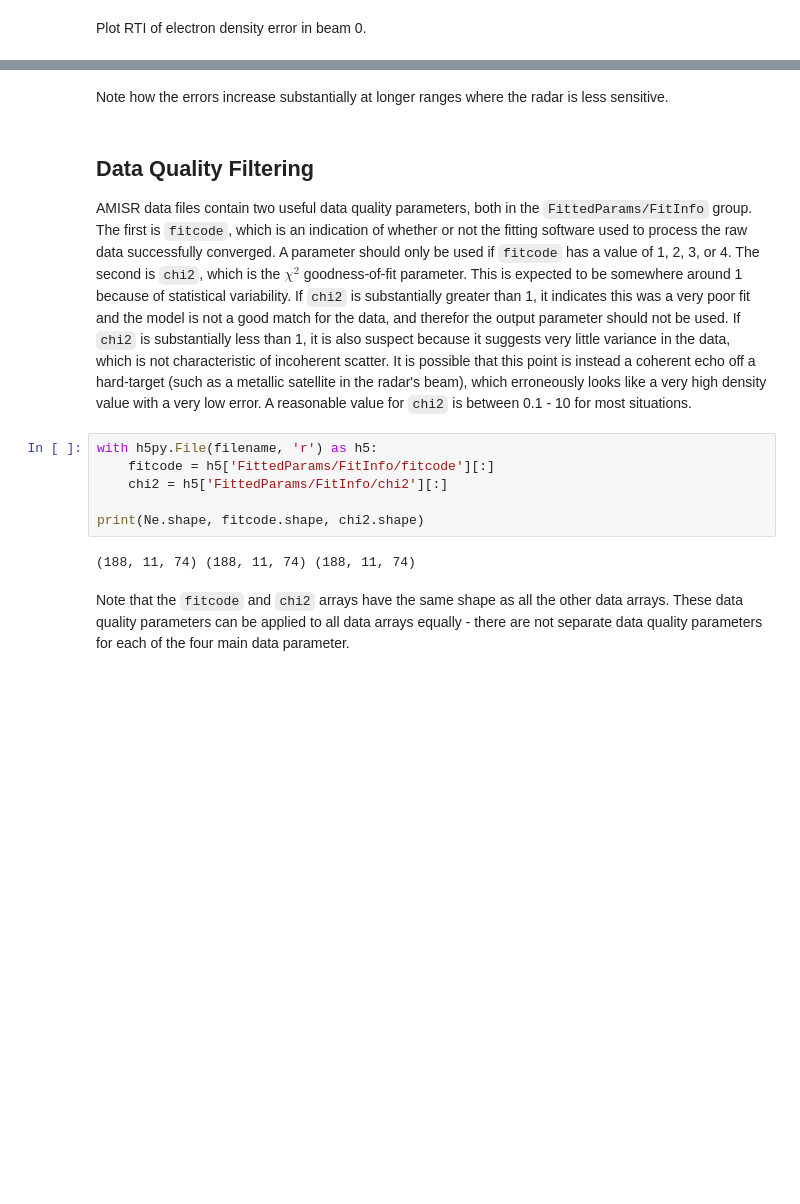
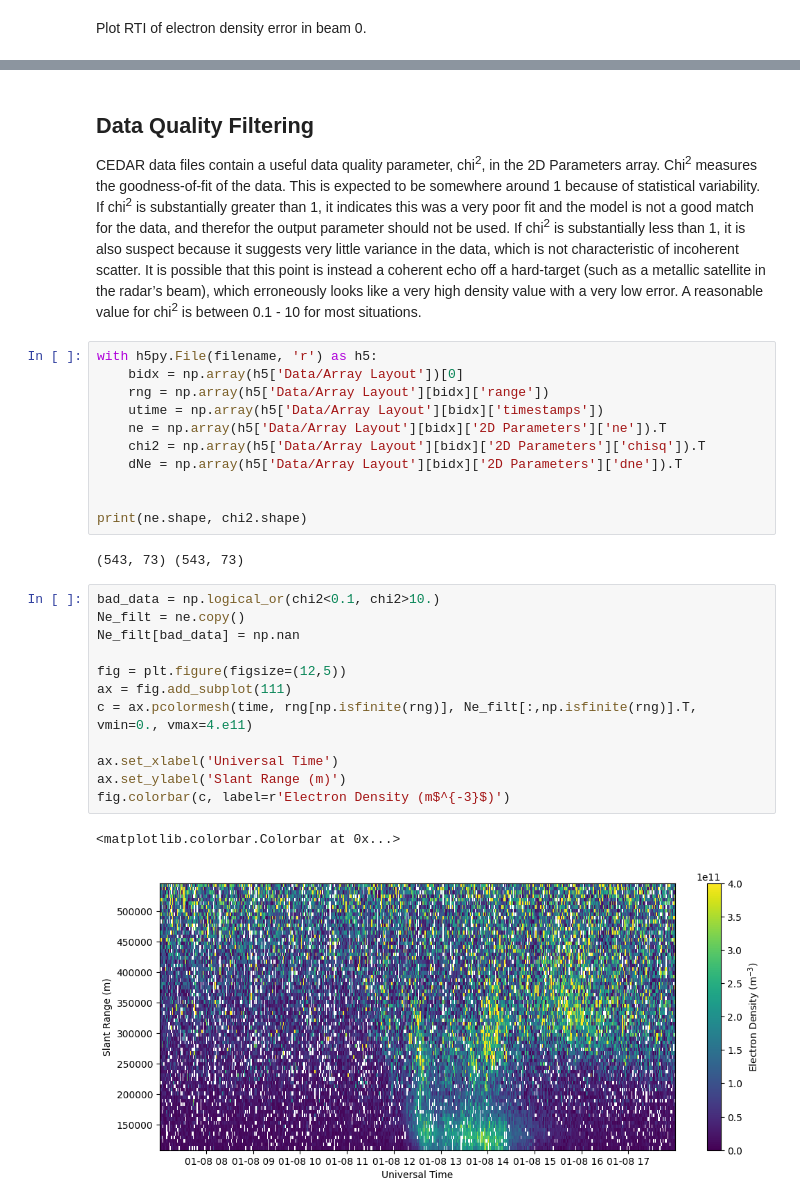
Before and after one commit to amisr/amisr_user_manual, a Jupyter notebook: errors_madrigal.ipynb, the cells around one changed output, grey strips where cells are left out. Cells and saved outputs as stored; diff of their text form; blank space fills up the shorter version.

```diff
--- a/errors_madrigal.ipynb
+++ b/errors_madrigal.ipynb
@@ -52,16 +66,32 @@ fig.colorbar(c, label=r'Electron Density (m$^{-3}$)')
-# %% [markdown]
-Note how the errors increase substantially at longer ranges where the radar is less sensitive.
 # %% [markdown]
 ## Data Quality Filtering
-AMISR data files contain two useful data quality parameters, both in the `FittedParams/FitInfo` group.  The first is `fitcode`, which is an indication of whether or not the fitting software used to process the raw data successfully converged. A parameter should only be used if `fitcode` has a value of 1, 2, 3, or 4.  The second is `chi2`, which is the $\chi^2$ goodness-of-fit parameter.  This is expected to be somewhere around 1 because of statistical variability.  If `chi2` is substantially greater than 1, it indicates this was a very poor fit and the model is not a good match for the data, and therefor the output parameter should not be used.  If `chi2` is substantially less than 1, it is also suspect because it suggests very little variance in the data, which is not characteristic of incoherent scatter.  It is possible that this point is instead a coherent echo off a hard-target (such as a metallic satellite in the radar's beam), which erroneously looks like a very high density value with a very low error.  A reasonable value for `chi2` is between 0.1 - 10 for most situations.
+CEDAR data files contain a useful data quality parameter, chi<sup>2</sup>,  in the 2D Parameters array. Chi<sup>2</sup> measures the goodness-of-fit of the data. This is expected to be somewhere around 1 because of statistical variability. If chi<sup>2</sup> is substantially greater than 1, it indicates this was a very poor fit and the model is not a good match for the data, and therefor the output parameter should not be used. If chi<sup>2</sup> is substantially less than 1, it is also suspect because it suggests very little variance in the data, which is not characteristic of incoherent scatter. It is possible that this point is instead a coherent echo off a hard-target (such as a metallic satellite in the radar’s beam), which erroneously looks like a very high density value with a very low error. A reasonable value for chi<sup>2</sup> is between 0.1 - 10 for most situations.
 # %%
 with h5py.File(filename, 'r') as h5:
-    fitcode = h5['FittedParams/FitInfo/fitcode'][:]
-    chi2 = h5['FittedParams/FitInfo/chi2'][:]
+    bidx = np.array(h5['Data/Array Layout'])[0]
+    rng = np.array(h5['Data/Array Layout'][bidx]['range'])
+    utime = np.array(h5['Data/Array Layout'][bidx]['timestamps'])
+    ne = np.array(h5['Data/Array Layout'][bidx]['2D Parameters']['ne']).T
+    chi2 = np.array(h5['Data/Array Layout'][bidx]['2D Parameters']['chisq']).T
+    dNe = np.array(h5['Data/Array Layout'][bidx]['2D Parameters']['dne']).T
 
-print(Ne.shape, fitcode.shape, chi2.shape)
+
+print(ne.shape, chi2.shape)
 # %% [output]
-(188, 11, 74) (188, 11, 74) (188, 11, 74)
+(543, 73) (543, 73)
-# %% [markdown]
-Note that the `fitcode` and `chi2` arrays have the same shape as all the other data arrays.  These data quality parameters can be applied to all data arrays equally - there are not separate data quality parameters for each of the four main data parameter.
+# %%
+bad_data = np.logical_or(chi2<0.1, chi2>10.)
+Ne_filt = ne.copy()
+Ne_filt[bad_data] = np.nan
+
+fig = plt.figure(figsize=(12,5))
+ax = fig.add_subplot(111)
+c = ax.pcolormesh(time, rng[np.isfinite(rng)], Ne_filt[:,np.isfinite(rng)].T, vmin=0., vmax=4.e11)
+
+ax.set_xlabel('Universal Time')
+ax.set_ylabel('Slant Range (m)')
+fig.colorbar(c, label=r'Electron Density (m$^{-3}$)')
+# %% [output]
+<matplotlib.colorbar.Colorbar at 0x...>
+[figure, added]
 # %% [markdown]
```
Also changed, not shown: parts of 9 cells of this notebook, 1 other file.
